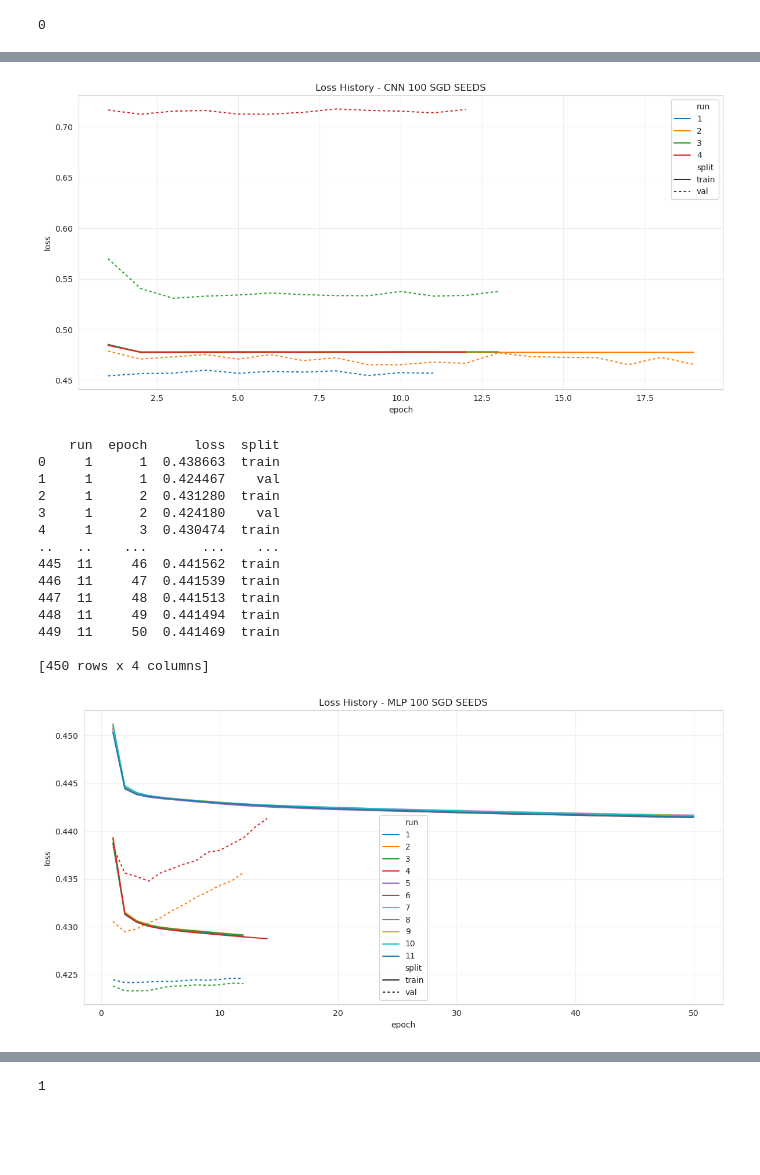
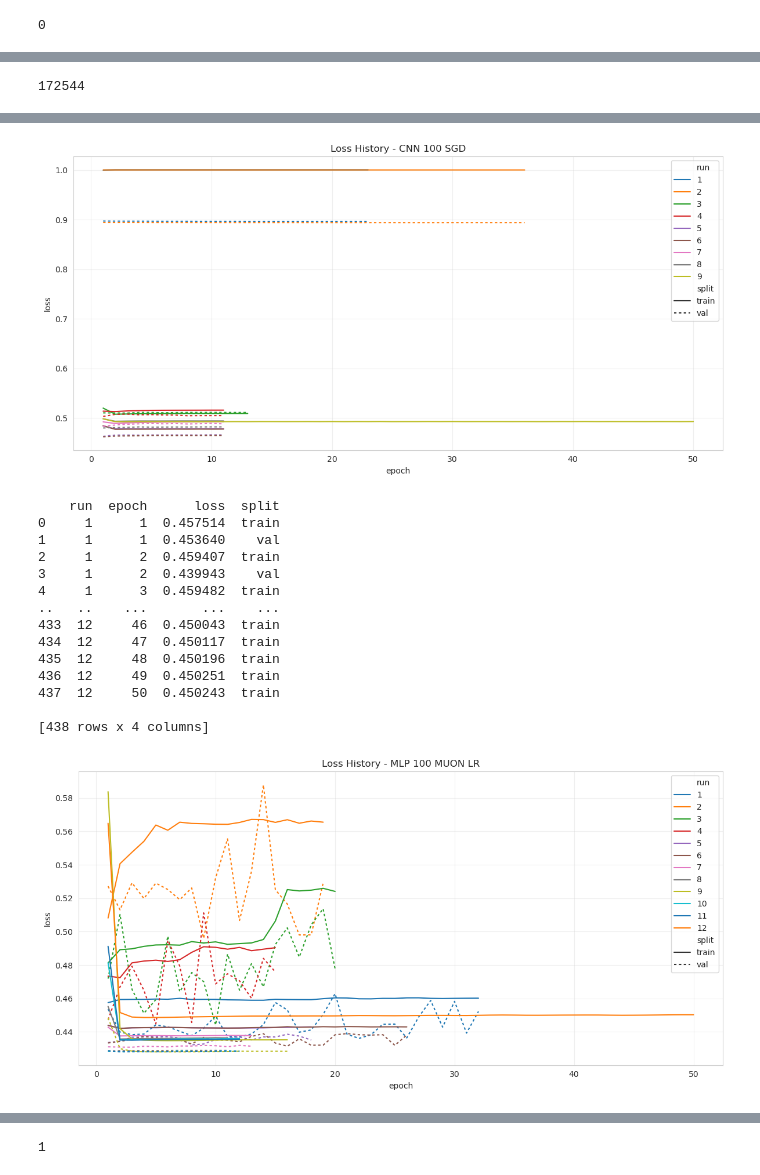
Before and after one commit to FedericoCortesi/finNN_code, a Jupyter notebook: src/benchmarks/visuals.ipynb, the cells around one changed output, grey strips where cells are left out. Drawn from its saved outputs; the diff is of its cells as text; code cells hidden in the pictures; blank space fills up the shorter version.

Commit message:
allow to store train + new plots

```diff
--- a/src/benchmarks/visuals.ipynb
+++ b/src/benchmarks/visuals.ipynb
@@ -476,11 +477,13 @@ def plot_training_history(
         print("No training history found in checkpoint.")
         return None
 
+    print(history)
+
     tr_losses = np.array([h["tr_loss"] for h in history])
     epochs = np.arange(1, len(tr_losses) + 1)
 
-    has_val = all("val_loss" in h for h in history)
-    val_losses = np.array([h["val_loss"] for h in history]) if has_val else None
+    has_val = all("test_loss" in h for h in history)
+    val_losses = np.array([h["test_loss"] for h in history])
 
     steps_per_epoch = 3366 if has_val else 4473
     steps = epochs * steps_per_epoch
@@ -495,7 +498,7 @@ def plot_training_history(
     ax.tick_params(axis="both", labelsize=10)
 
 
-    ax.set_ylim(0.42, 0.45)
+    ax.set_ylim(0.4, 0.5)
     steps = epochs * steps_per_epoch
 
     from matplotlib.ticker import MultipleLocator
@@ -684,18 +739,24 @@ def plot_intervention(ckpt1, ckpt2, title="Intervention Analysis", steps_per_epo
 # %%
 from tqdm import tqdm
+from pathlib import Path
 
-name  = "exp_203_mlp_adam_random"
 
-trials = list(os.listdir(f"{VOL_EXPERIMENTS_DIR}/{name}"))
-print(trials)
+#trials = list(os.listdir(f"{VOL_EXPERIMENTS_DIR}/{name}"))
+#print(trials)
 
 
 fold_num = 0
+names  = ["exp_207_cnn_100_sgd_seeds"] * 14
+trials = os.listdir(Path(VOL_EXPERIMENTS_DIR) / names[0])
+trials = sorted(trials)
+trials = [t for t in trials if 'visuals' not in t][-14:]
 #names  = ["exp_193_mlp_100_sgd_mlp_100_adam_lr", 'exp_038_mlp_100_adam_lr']
-#trials = ["trial_20260107_162638", 'trial_000_011']
-names  = ["exp_187_lstm_100_sgd_lstm_100_adam_lr", 'exp_039_lstm_100_adam_lr']
+#trials = ["trial_20260128_000607", 'trial_20260128_000521']
+#trials = ["trial_20260127_233409", 'trial_000_011']
+#trials = ["trial_20260128_000607", 'trial_search_best']
+#names  = ["exp_187_lstm_100_sgd_lstm_100_adam_lr", 'exp_039_lstm_100_adam_lr']
 #trials = ["trial_20260107_130945", 'trial_000_011']
-trials = ["trial_20260127_204534", 'trial_000_011']
+#trials = ["trial_20260127_204534", 'trial_000_011']
 
 
 ckpt_int = []
@@ -721,14 +782,15 @@ for n, t in zip(names, trials):
     cfg = AppConfig.from_dict(cfg)
     lr = float(cfg.trainer.hparams.get('lr'))
     title = f'Train Loss - MLP lr:{lr:.4f} - {n}'
-    #plot_training_history(
-    #checkpoint,
-    #title=title,
-    #out_dir=f'{base}/visuals',
-    #filename="exp_034_loss.png",
-    #show=True,
-    #)
+    plot_training_history(
+    checkpoint,
+    title=title,
+    out_dir=f'{base}/visuals',
+    filename="exp_034_loss.png",
+    show=True,
+    )
 
 
-plot_intervention(ckpt_int[1], ckpt_int[0])
+#plot_batch_intervention(ckpt_int[1], ckpt_int[0])
+#plot_intervention(ckpt_int[1], ckpt_int[0])
 # %% [output]
@@ -737,3 +816,7 @@ plot_intervention(ckpt_int[1], ckpt_int[0])
+# %%
+337 * 512
+# %% [output]
+172544
 # %%
 from utils.inference_utils import format_legend_name
 import pandas as pd
@@ -758,6 +841,7 @@ names = [
     'exp_215_transformer_100_sgd_seeds'
 ]
 
+names = ['exp_041_cnn_100_sgd', 'exp_035_mlp_100_muon_lr']
 
 for name in names:
 
@@ -829,16 +913,16 @@ for name in names:
-[figure, old version]
+[figure, new version]
     run  epoch      loss  split
-0     1      1  0.438663  train
-1     1      1  0.424467    val
-2     1      2  0.431280  train
-3     1      2  0.424180    val
-4     1      3  0.430474  train
+0     1      1  0.457514  train
+1     1      1  0.453640    val
+2     1      2  0.459407  train
+3     1      2  0.439943    val
+4     1      3  0.459482  train
 ..   ..    ...       ...    ...
-445  11     46  0.441562  train
-446  11     47  0.441539  train
-447  11     48  0.441513  train
-448  11     49  0.441494  train
-449  11     50  0.441469  train
+433  12     46  0.450043  train
+434  12     47  0.450117  train
+435  12     48  0.450196  train
+436  12     49  0.450251  train
+437  12     50  0.450243  train
 
-[450 rows x 4 columns]
+[438 rows x 4 columns]
-[figure, old version]
+[figure, new version]
```
Also changed, not shown: parts of 6 cells of this notebook, 3 other files.
